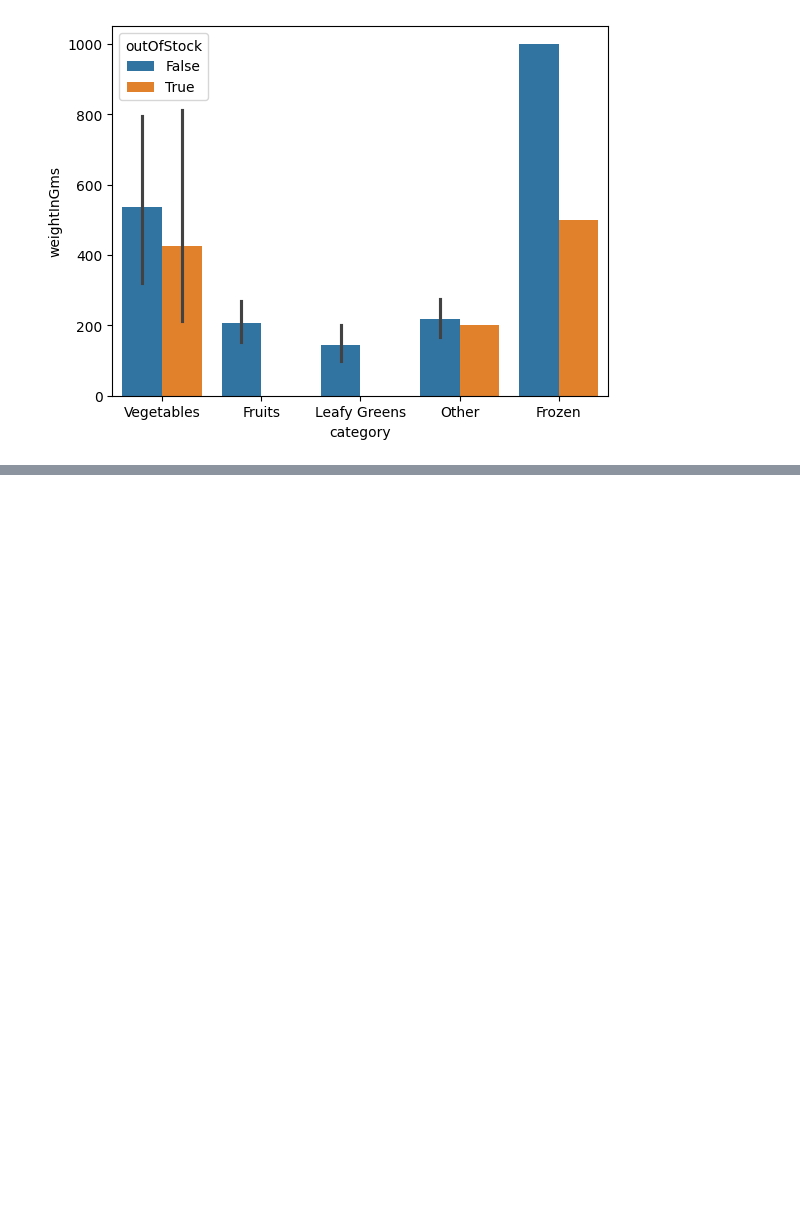
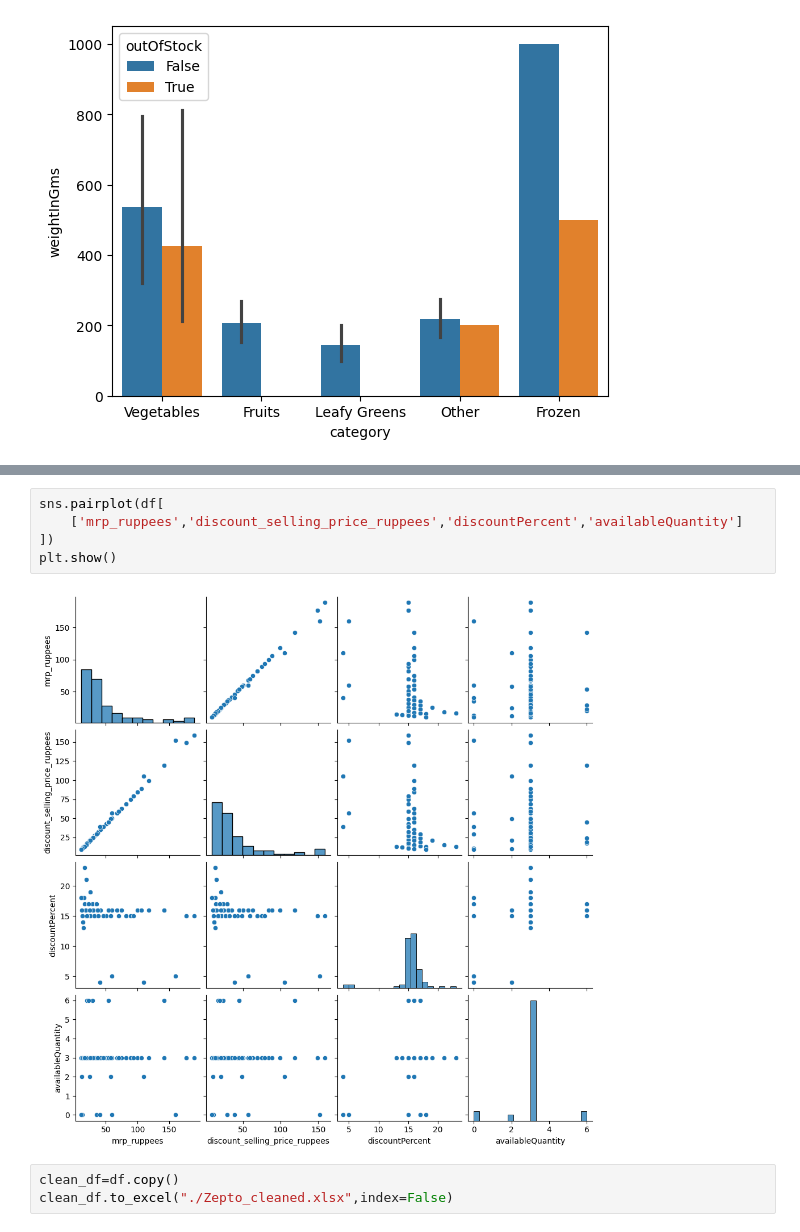
Before and after one commit to monkgotdunk069-a11y/zepto_analysis, a Jupyter notebook: notebook.ipynb, the cells around one changed output, grey strips where cells are left out. Drawn from its saved outputs; the diff is of its cells as text; blank space fills up the shorter version.

```diff
--- a/notebook.ipynb
+++ b/notebook.ipynb
@@ -280,0 +266,10 @@ sns.barplot(data=df,y='weightInGms',x='category',hue='outOfStock')
+# %%
+sns.pairplot(df[
+    ['mrp_ruppees','discount_selling_price_ruppees','discountPercent','availableQuantity']
+])
+plt.show()
+# %% [output]
+[figure, added]
+# %%
+clean_df=df.copy()
+clean_df.to_excel("./Zepto_cleaned.xlsx",index=False)
```
Also changed, not shown: parts of 5 cells of this notebook, 1 other file.
